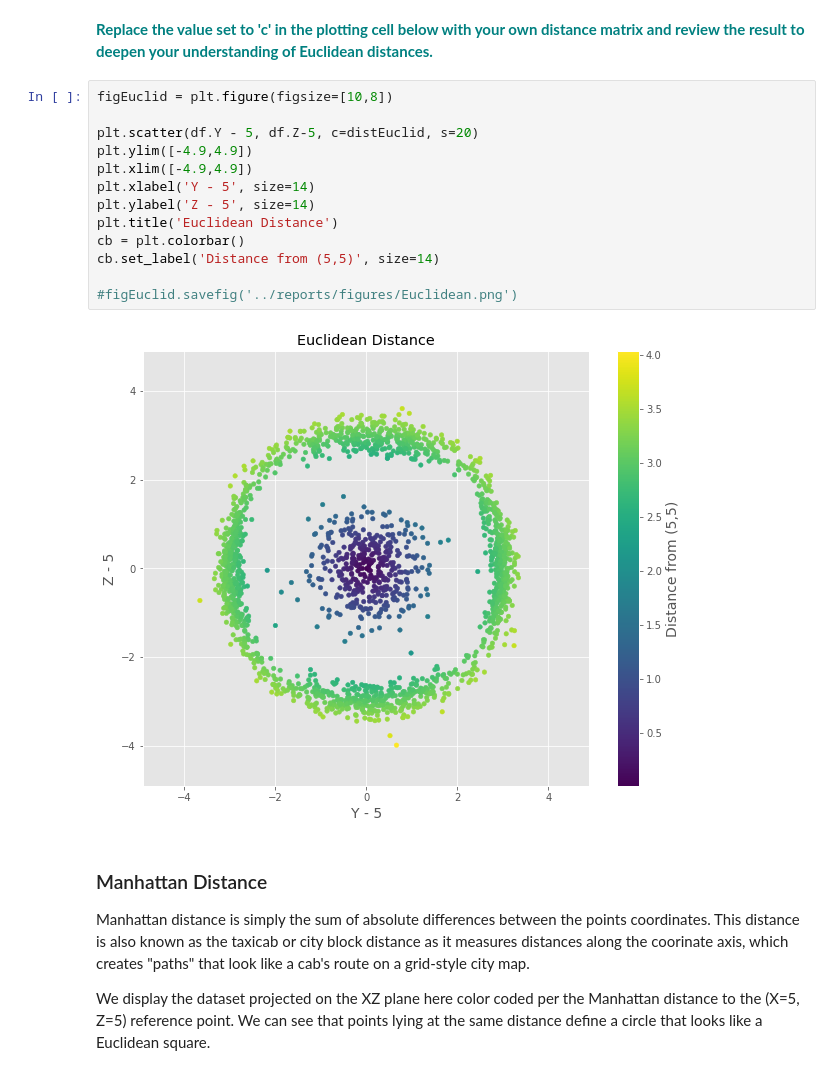
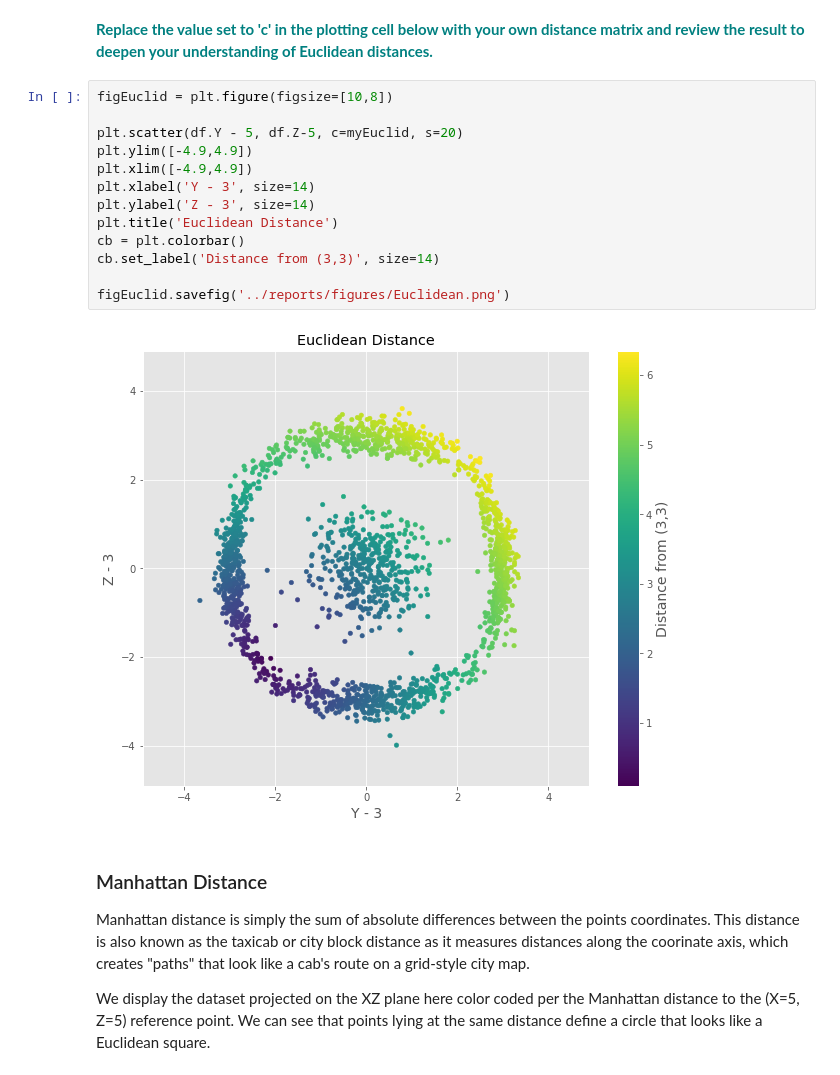
Before and after one commit to dj-m/EuclidianManhattanDistances, a Jupyter notebook: notebooks/Euclidean_and_Manhattan_Distances_Case_Study.ipynb, the cells around one changed output. Cells and saved outputs as stored; diff of their text form.

```diff
--- a/notebooks/Euclidean_and_Manhattan_Distances_Case_Study.ipynb
+++ b/notebooks/Euclidean_and_Manhattan_Distances_Case_Study.ipynb
@@ -40,18 +40,18 @@ myEuclid = np.sqrt((df.Z - 3)**2 + (df.Y - 3)**2)
 # %%
 figEuclid = plt.figure(figsize=[10,8])
 
-plt.scatter(df.Y - 5, df.Z-5, c=distEuclid, s=20)
+plt.scatter(df.Y - 5, df.Z-5, c=myEuclid, s=20)
 plt.ylim([-4.9,4.9])
 plt.xlim([-4.9,4.9])
-plt.xlabel('Y - 5', size=14)
-plt.ylabel('Z - 5', size=14)
+plt.xlabel('Y - 3', size=14)
+plt.ylabel('Z - 3', size=14)
 plt.title('Euclidean Distance')
 cb = plt.colorbar()
-cb.set_label('Distance from (5,5)', size=14)
+cb.set_label('Distance from (3,3)', size=14)
 
-#figEuclid.savefig('../reports/figures/Euclidean.png')
+figEuclid.savefig('../reports/figures/Euclidean.png')
 # %% [output]
-[figure, old version]
+[figure, new version]
 # %% [markdown]
 ### Manhattan Distance
 
```
Also changed, not shown: parts of 2 cells of this notebook.
